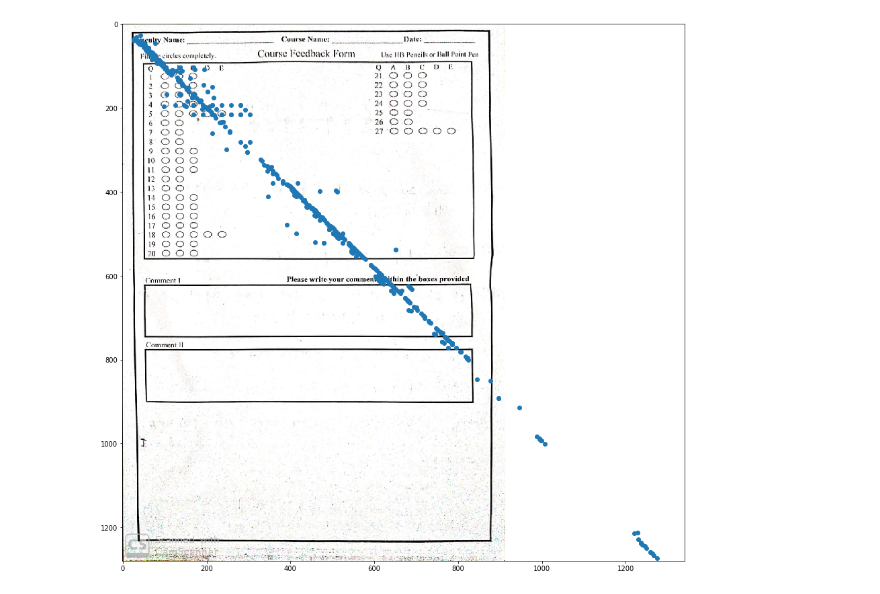
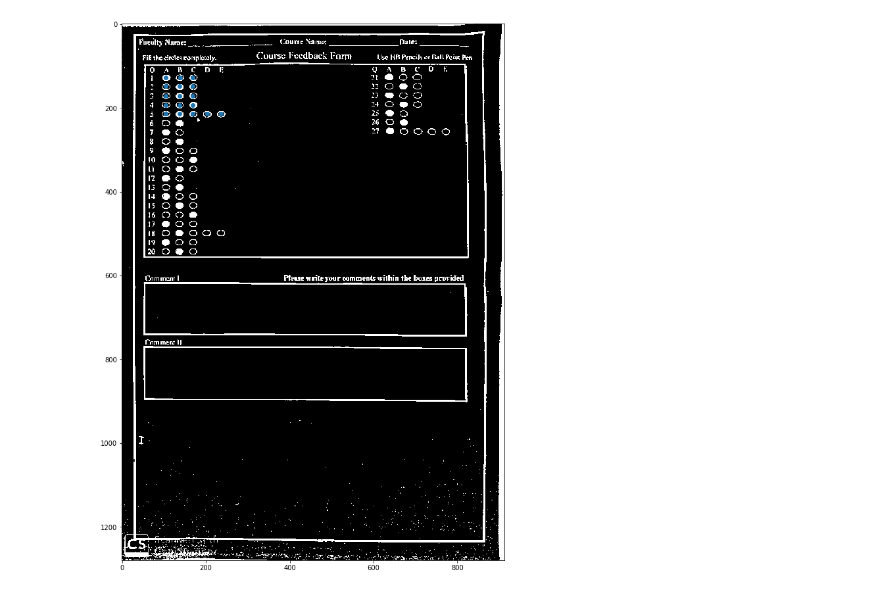
Before and after one commit to salay-jain/OMR-Auto-Grading-System, a Jupyter notebook: DIP_Project.ipynb, the cells around one changed output. Cells and saved outputs as stored; diff of their text form; code cells hidden in the pictures.

```diff
--- a/DIP_Project.ipynb
+++ b/DIP_Project.ipynb
@@ -166,0 +184,24 @@ a,b=find_correspondence_points(np.array(img1),np.array(img2))
+# %%
+img1=Image.open('./i1.jpeg').convert('L')
+a=[[100,124],
+[134,124],
+[166,124],
+[100,145],
+[134,145],
+[166,145],
+[100,169],
+[134,169],
+[166,169],
+[100,191],
+[134,191],
+[166,191],
+[100,212],
+[134,212],
+[166,212],
+[202,212],
+[235,212]]
+a=np.array(a)
+plt.figure(figsize=(15,15))
+plt.imshow(np.array(img1),cmap='gray')
+plt.scatter(a[:,0],a[:,1])
+plt.show()
@@ -166,0 +210,14 @@ a,b=find_correspondence_points(np.array(img1),np.array(img2))
+# %%
+x=a.shape[0]
+u=np.hstack((a,np.ones((x,1))))
+u=u.T
+final=np.matmul(H,u)
+final=final.T
+for i in range(0,x):
+    final[i][0]=final[i][0]/final[i][2]
+    final[i][1]=final[i][1]/final[i][2]
+
+plt.figure(figsize=(15,15))
+plt.imshow(np.array(img2),cmap='gray')
+plt.scatter(final[:,0],final[:,1])
+plt.show()
@@ -167,7 +234,9 @@ a,b=find_correspondence_points(np.array(img1),np.array(img2))
 # %%
+img=np.array(img2)
+binaryImg = (img < 200).astype(np.uint8)
 plt.figure(figsize=(15,15))
-plt.imshow(np.array(img1))
-plt.scatter(a,b)
+plt.imshow(binaryImg,cmap='gray')
+plt.scatter(final[:,0],final[:,1])
 plt.show()
 # %% [output]
-[figure, old version]
+[figure, new version]
```
Also changed, not shown: parts of 17 cells of this notebook.
